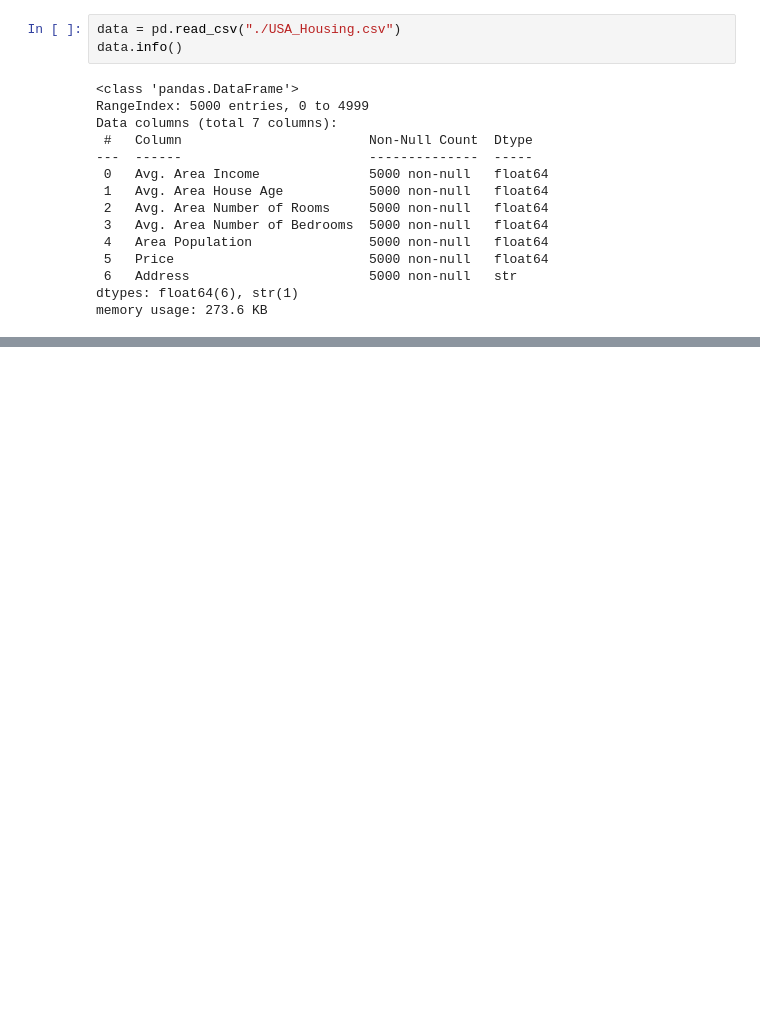
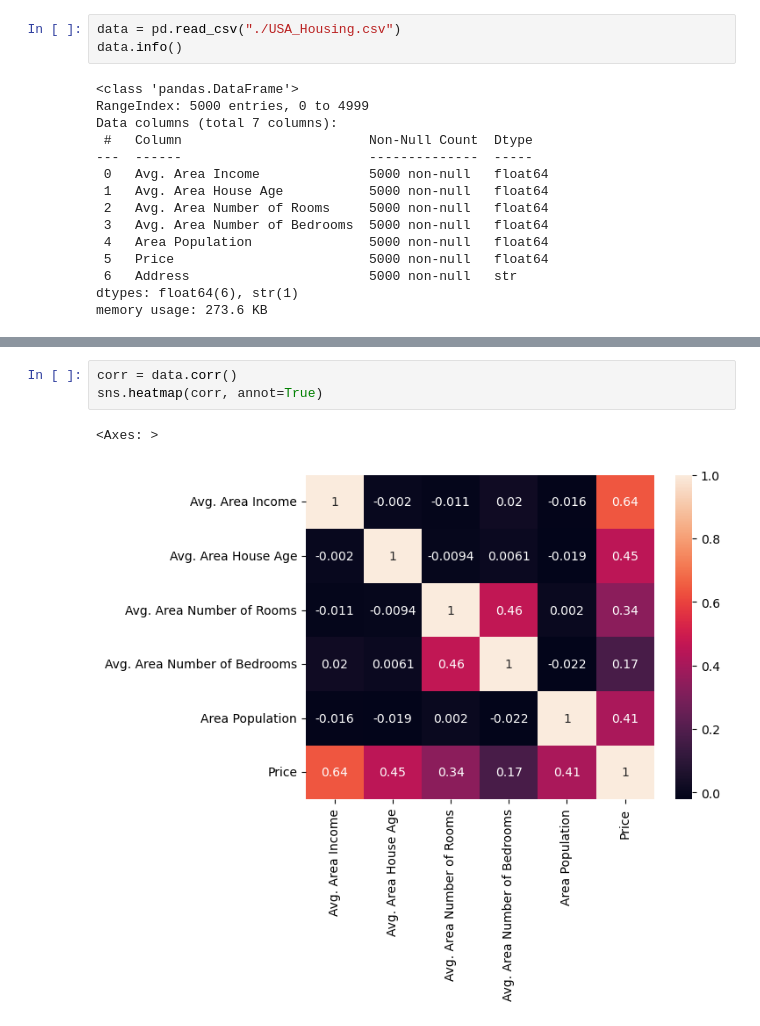
Before and after one commit to sahriyar70/Ai-ML, a Jupyter notebook: linear Regression/intro.ipynb, the cells around one changed output, grey strips where cells are left out. Cells and saved outputs as stored; diff of their text form; blank space fills up the shorter version.

```diff
--- a/linear Regression/intro.ipynb
+++ b/linear Regression/intro.ipynb
@@ -49,0 +63,6 @@ data.head()
+# %%
+corr = data.corr()
+sns.heatmap(corr, annot=True)
+# %% [output]
+<Axes: >
+[figure, added]
```
Also changed, not shown: parts of 7 cells of this notebook.
